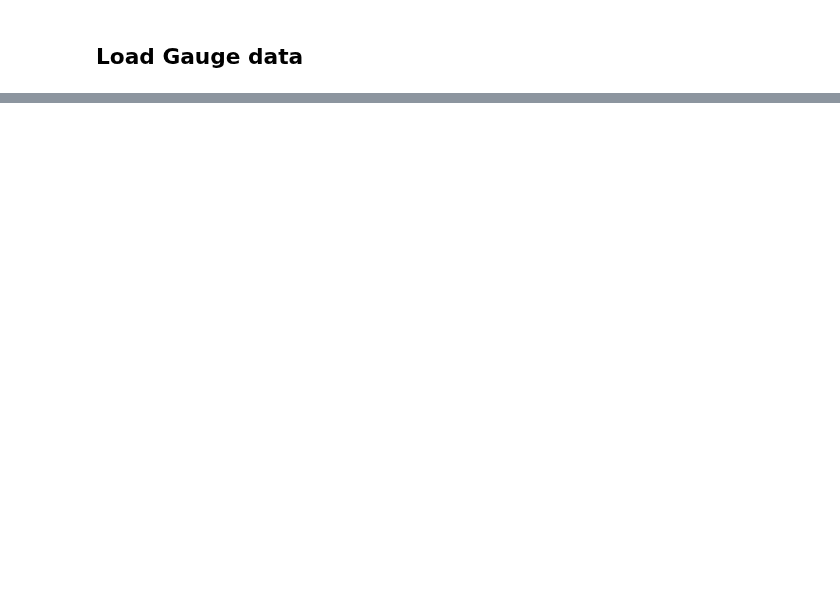
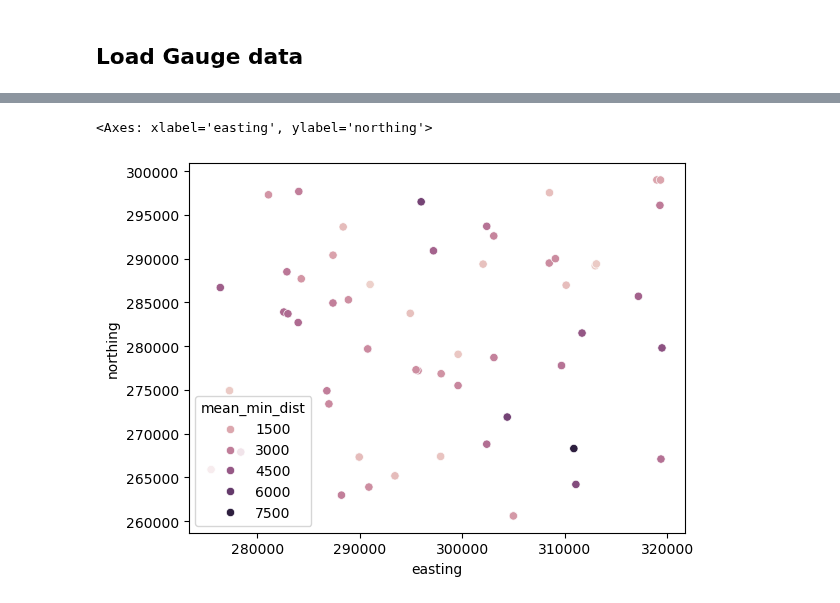
Before and after one commit to Thomasjkeel/FDRI-comparing-rainfall-data-in-upper-severn, a Jupyter notebook: notebooks/methods_to_compare_gauge_and_grid.ipynb, the cells around one changed output, grey strips where cells are left out. Saved outputs shown, nothing was run; the diff lists cells and outputs as text; code cells hidden in the pictures; blank space fills up the shorter version.

Commit message:
add ceh vs grid comparison

```diff
--- a/notebooks/methods_to_compare_gauge_and_grid.ipynb
+++ b/notebooks/methods_to_compare_gauge_and_grid.ipynb
@@ -355,0 +312,39 @@ plt.subplots_adjust(hspace=.4)
+# %%
+## Util functions and metrics for gauge vs grid comparison
+def calc_difference_from_gauge(data, col):
+    return data[f'{RAIN_COL}_gauge'] - data[col]
+
+
+def calc_sum_difference_from_gauge(data, col):
+    return data[f'{RAIN_COL}_gauge'].sum() - data[col].sum()
+
+
+def compute_overlap_days(start_1, end_1, start_2, end_2):
+    ## TODO: add cast to datetime functionality/checks
+    ## compute overlap
+    overlap_start = max(start_1, start_2)
+    overlap_end = min(end_1, end_2)
+
+    overlap_days = max(0, (overlap_end - overlap_start).days)
+
+    return overlap_days
+# %%
+all_plyn_gauge_ids = plynlimon_all_gauges['gauge_id'].unique().to_list()
+# %%
+gauge_vs_grid_dict = {}
+
+for gauge_id in all_plyn_gauge_ids:
+    one_gauge = Gauge(gauge_id)
+    ## Check if there is a less than n-Year overlap in times between gauge and expected start end
+    if compute_overlap_days(START_DATE, END_DATE, one_gauge.gauge_data['time'].min(), one_gauge.gauge_data['time'].max()) <= OVERLAP_THRESHOLD:
+        print(gauge_id, 'not enough temporal overlap')
+        continue
+    gauge_vs_grid_dict[gauge_id] = {}
+    gauge_vs_grid_dict[gauge_id]['easting'] = one_gauge.gauge_easting
+    gauge_vs_grid_dict[gauge_id]['northing'] = one_gauge.gauge_northing
+    gauge_vs_grid_dict[gauge_id]["mean_min_dist"] = float(one_gauge.closest_cehgear['min_dist'].mean())
+    print("mean CEH min_dist=", gauge_vs_grid_dict[gauge_id]["mean_min_dist"])
+    combined_gauge_data = get_combined_gauge_data(one_gauge)
+    for col in [f'{RAIN_COL}_closest_ceh', f'{RAIN_COL}_closest_haduk']:
+        gauge_vs_grid_dict[gauge_id][f'mean{col.replace(RAIN_COL, '')}_diff'] = calc_difference_from_gauge(combined_gauge_data.drop_nulls(col), col).mean()
+        gauge_vs_grid_dict[gauge_id][f'sum{col.replace(RAIN_COL, '')}_diff'] = calc_sum_difference_from_gauge(combined_gauge_data.drop_nulls(col), col)
@@ -355,0 +369,4 @@ plt.subplots_adjust(hspace=.4)
+# %%
+gauge_vs_grid_df = pd.DataFrame.from_dict(gauge_vs_grid_dict).T
+gauge_vs_grid_df = gauge_vs_grid_df.reset_index(names='gauge_id')
+gauge_vs_grid_df
@@ -355,0 +387,5 @@ plt.subplots_adjust(hspace=.4)
+# %%
+sns.scatterplot(x='easting', y='northing', hue='mean_min_dist', data=gauge_vs_grid_df)
+# %% [output]
+<Axes: xlabel='easting', ylabel='northing'>
+[figure, added]
```
Also changed, not shown: parts of 46 cells of this notebook, 2 other files.
